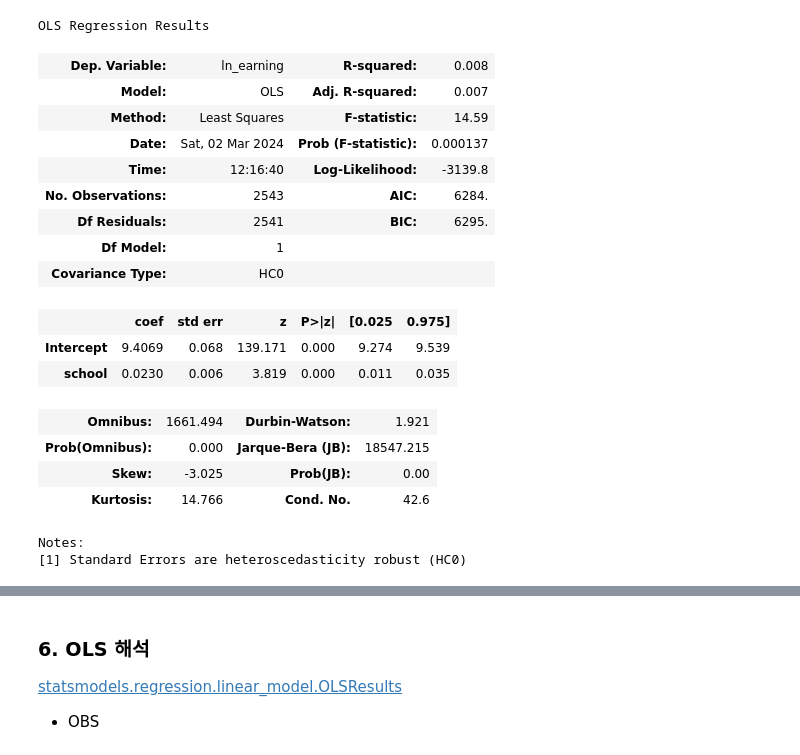
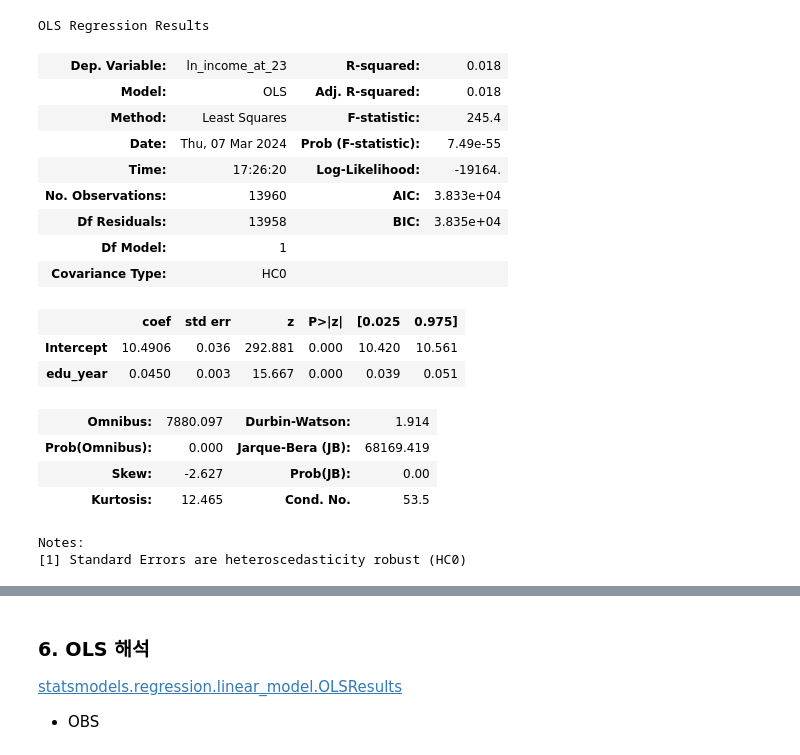
Before and after one commit to SeanJSLee/Teaching_YU_DS_basic_KR, a Jupyter notebook: Lecture_ols.ipynb, the cells around one changed output, grey strips where cells are left out. Cells and saved outputs as stored; diff of their text form; code cells hidden in the pictures.

```diff
--- a/Lecture_ols.ipynb
+++ b/Lecture_ols.ipynb
@@ -14,0 +1,10 @@
+# %%
+import pandas as pd
+import numpy as np
+import statsmodels.api as sm
+import patsy
+import matplotlib.pyplot as plt
+
+
+# 소수점 설정
+pd.options.display.float_format = "{:,.3f}".format
@@ -14,0 +31,3 @@
+# %%
+df_income = pd.read_csv(r'data\Dehejia_and_Wahba_1999\data_cps78_income.csv')
+df_income
@@ -42,25 +56,25 @@ df_40_to_49
 # %%
-y,X = patsy.dmatrices('ln_earning ~ school',data=df_40_to_49, return_type='dataframe')
+y,X = patsy.dmatrices('ln_income_at_23 ~ edu_year',data=df_income, return_type='dataframe')
 
 result = sm.OLS(y,X).fit(cov_type='HC0')
 result.summary()
 # %% [output]
 OLS Regression Results
-| Dep. Variable: | ln_earning | R-squared: | 0.008 |
-| Model: | OLS | Adj. R-squared: | 0.007 |
-| Method: | Least Squares | F-statistic: | 14.59 |
-| Date: | Sat, 02 Mar 2024 | Prob (F-statistic): | 0.000137 |
-| Time: | 12:16:40 | Log-Likelihood: | -3139.8 |
-| No. Observations: | 2543 | AIC: | 6284. |
-| Df Residuals: | 2541 | BIC: | 6295. |
+| Dep. Variable: | ln_income_at_23 | R-squared: | 0.018 |
+| Model: | OLS | Adj. R-squared: | 0.018 |
+| Method: | Least Squares | F-statistic: | 245.4 |
+| Date: | Thu, 07 Mar 2024 | Prob (F-statistic): | 7.49e-55 |
+| Time: | 17:26:20 | Log-Likelihood: | -19164. |
+| No. Observations: | 13960 | AIC: | 3.833e+04 |
+| Df Residuals: | 13958 | BIC: | 3.835e+04 |
 | Df Model: | 1 |  |  |
 | Covariance Type: | HC0 |  |  |
 |  | coef | std err | z | P>|z| | [0.025 | 0.975] |
-| Intercept | 9.4069 | 0.068 | 139.171 | 0.000 | 9.274 | 9.539 |
-| school | 0.0230 | 0.006 | 3.819 | 0.000 | 0.011 | 0.035 |
+| Intercept | 10.4906 | 0.036 | 292.881 | 0.000 | 10.420 | 10.561 |
+| edu_year | 0.0450 | 0.003 | 15.667 | 0.000 | 0.039 | 0.051 |
-| Omnibus: | 1661.494 | Durbin-Watson: | 1.921 |
-| Prob(Omnibus): | 0.000 | Jarque-Bera (JB): | 18547.215 |
-| Skew: | -3.025 | Prob(JB): | 0.00 |
-| Kurtosis: | 14.766 | Cond. No. | 42.6 |
+| Omnibus: | 7880.097 | Durbin-Watson: | 1.914 |
+| Prob(Omnibus): | 0.000 | Jarque-Bera (JB): | 68169.419 |
+| Skew: | -2.627 | Prob(JB): | 0.00 |
+| Kurtosis: | 12.465 | Cond. No. | 53.5 |
 Notes:
 [1] Standard Errors are heteroscedasticity robust (HC0)
```
Also changed, not shown: parts of 19 cells of this notebook, 18 other files.
